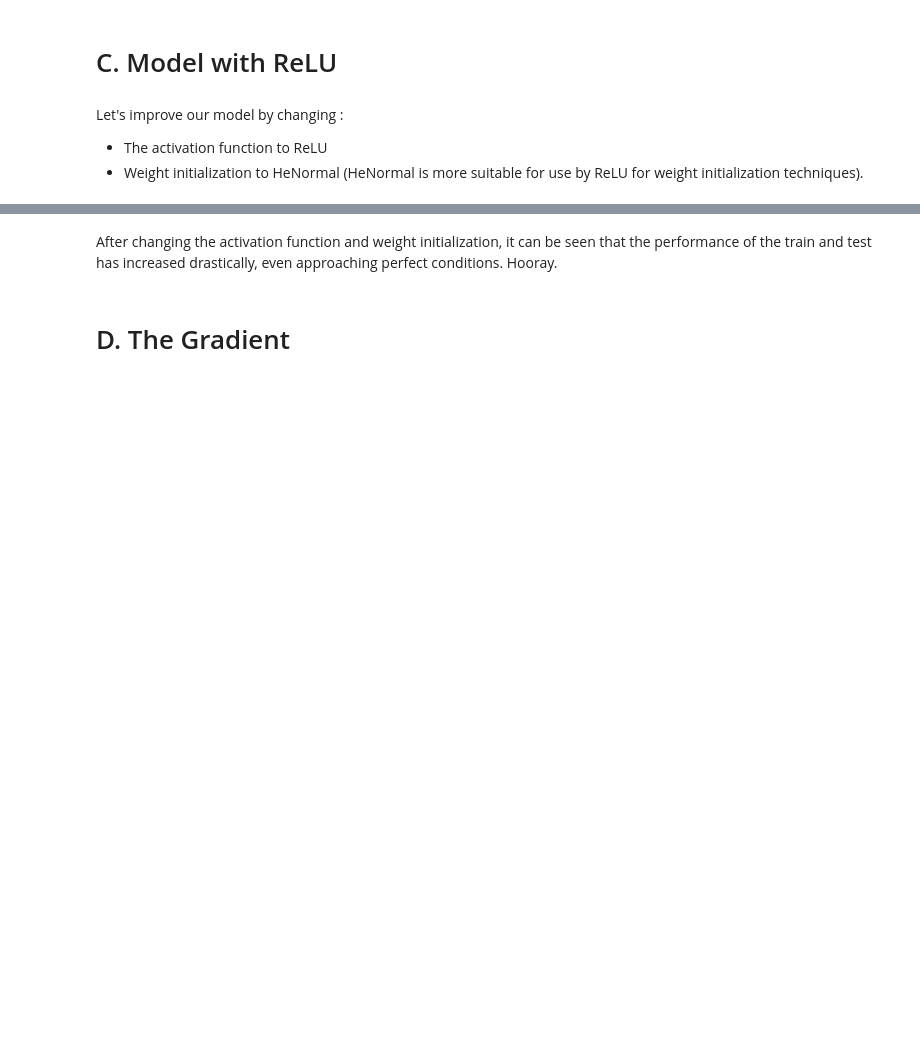
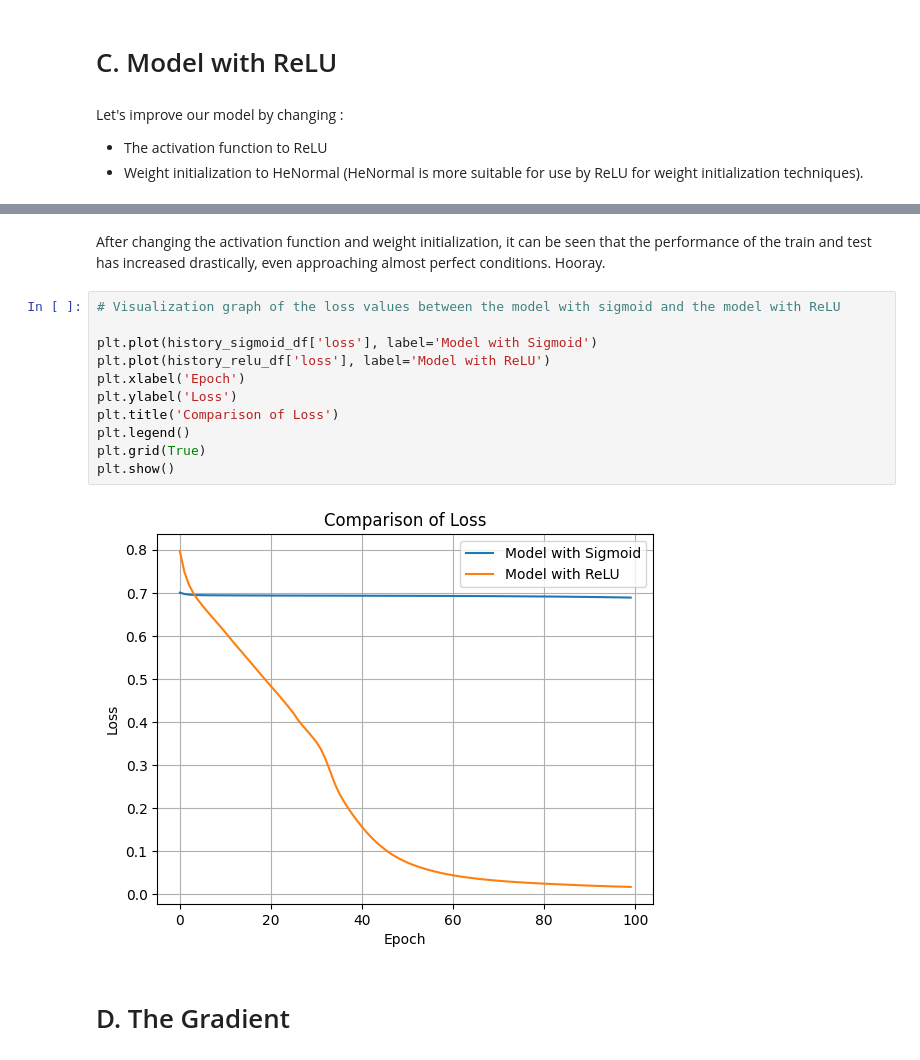
Before and after one commit to FTDS-learning-materials/phase-2, a Jupyter notebook: w1/P2W1D2AM - Training Artificial Neural Network - Part 1.ipynb, the cells around one changed output, grey strips where cells are left out. Cells and saved outputs as stored; diff of their text form; blank space fills up the shorter version.

```diff
--- a/w1/P2W1D2AM - Training Artificial Neural Network - Part 1.ipynb
+++ b/w1/P2W1D2AM - Training Artificial Neural Network - Part 1.ipynb
@@ -226,5 +240,18 @@ model_relu.evaluate(X_test, y_test)
 # %% [markdown]
-After changing the activation function and weight initialization, it can be seen that the performance of the train and test has increased drastically, even approaching perfect conditions. Hooray.
+After changing the activation function and weight initialization, it can be seen that the performance of the train and test has increased drastically, even approaching almost perfect conditions. Hooray.
+# %%
+# Visualization graph of the loss values between the model with sigmoid and the model with ReLU
+
+plt.plot(history_sigmoid_df['loss'], label='Model with Sigmoid')
+plt.plot(history_relu_df['loss'], label='Model with ReLU')
+plt.xlabel('Epoch')
+plt.ylabel('Loss')
+plt.title('Comparison of Loss')
+plt.legend()
+plt.grid(True)
+plt.show()
+# %% [output]
+[figure, added]
 # %% [markdown]
 # D. The Gradient
 # %% [markdown]
```
Also changed, not shown: parts of 16 cells of this notebook.
